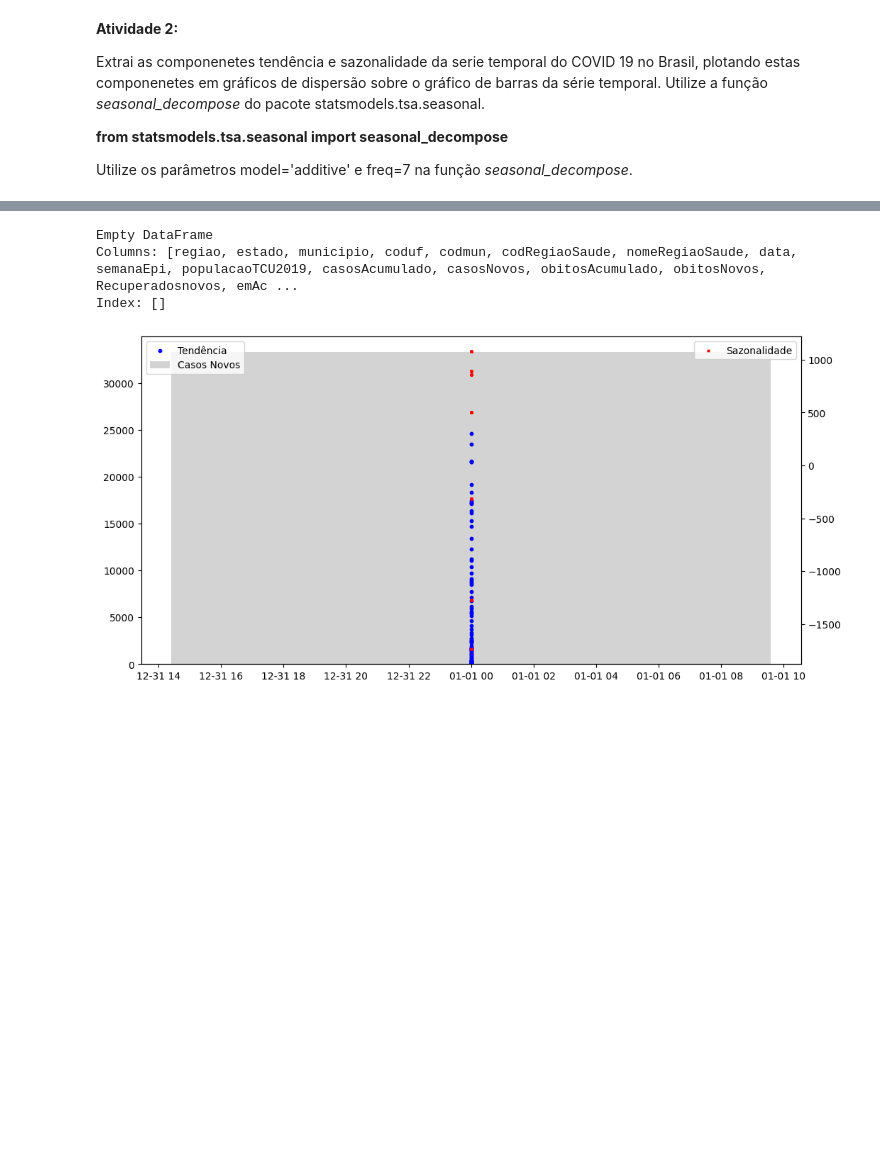
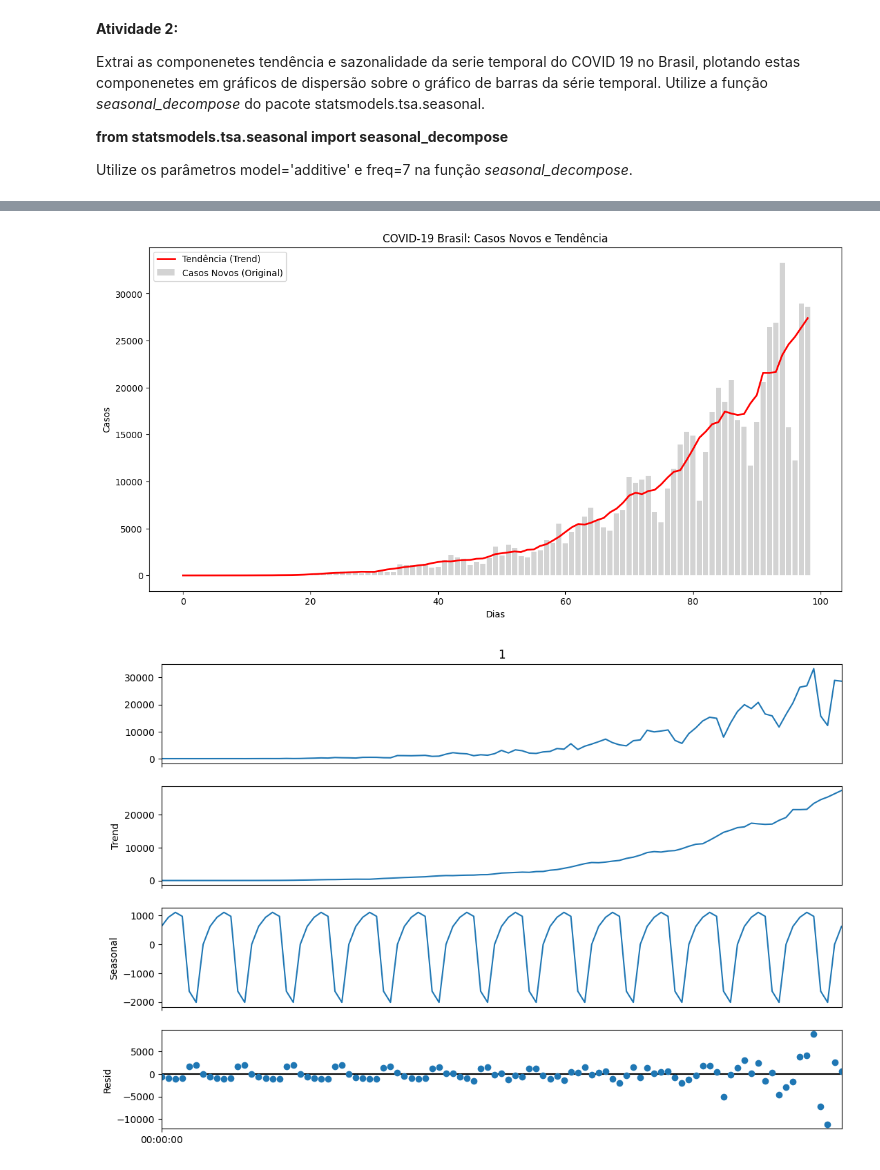
Before and after one commit to juliajgmb/regressao_atvd, a Jupyter notebook: Exercício1_COVID19.ipynb, the cells around one changed output, grey strips where cells are left out. Saved outputs shown, nothing was run; the diff lists cells and outputs as text; code cells hidden in the pictures; blank space fills up the shorter version.

```diff
--- a/Exercício1_COVID19.ipynb
+++ b/Exercício1_COVID19.ipynb
@@ -66,46 +46,23 @@ Note: you may need to restart the kernel to use updated packages.
-# %%
-import pandas as pd  # Importante: ter certeza que importou o pandas
-from read_covid import ReadCovid
-from statsmodels.tsa.seasonal import seasonal_decompose
-import matplotlib.pyplot as plt
-
-rd = ReadCovid()
-dados_brutos = rd.read_csv()  # Isso retorna um dicionário (defaultdict)
-
-# --- AQUI ESTÁ A CORREÇÃO ---
-# Convertemos o dicionário para DataFrame para poder usar .dropna() e outros recursos
-covid = pd.DataFrame(dados_brutos)
-
-# Converter a coluna de data para o tipo datetime (o dicionário traz como texto)
-covid[ReadCovid.tempo] = pd.to_datetime(covid[ReadCovid.tempo])
-
-# Agora sim o .dropna() vai funcionar, pois 'covid' virou um DataFrame
-covid = covid.dropna(subset=[ReadCovid.casos_novos])
-
-# Definir a data como índice é essencial para séries temporais
-covid.set_index(ReadCovid.tempo, inplace=True)
-
-# Selecionar os dados para análise
-# Como definimos o índice acima, não precisamos mais da coluna 'time' separada
-data = covid[ReadCovid.casos_novos]
-
-# Decomposição
-res = seasonal_decompose(data, model='additive', period=7)
-
-# --- PLOTAGEM (Mesmo código anterior) ---
-fig, ax1 = plt.subplots(figsize=(12, 6))
-
-ax1.bar(data.index, data, color='lightgray', label='Casos Novos')
-ax1.scatter(data.index, res.trend, color='blue', s=10, label='Tendência', zorder=5)
-
-ax2 = ax1.twinx()
-ax2.scatter(data.index, res.seasonal, color='red', s=5, marker='x', label='Sazonalidade')
-
-ax1.legend(loc='upper left')
-ax2.legend(loc='upper right')
-plt.show()
-# %% [output]
-Empty DataFrame
-Columns: [regiao, estado, municipio, coduf, codmun, codRegiaoSaude, nomeRegiaoSaude, data, semanaEpi, populacaoTCU2019, casosAcumulado, casosNovos, obitosAcumulado, obitosNovos, Recuperadosnovos, emAc ...
-Index: []
-[figure, removed]
+# %%
+from statsmodels.tsa.seasonal import seasonal_decompose
+import matplotlib.pyplot as plt
+
+resultado = seasonal_decompose(data, model='additive', period=7, extrapolate_trend='freq')
+
+plt.figure(figsize=(14, 7))
+plt.bar(time, data, color='lightgray', label='Casos Novos (Original)')
+
+plt.plot(time, resultado.trend, color='red', linewidth=2, label='Tendência (Trend)')
+
+plt.legend()
+plt.title("COVID-19 Brasil: Casos Novos e Tendência")
+plt.xlabel("Dias")
+plt.ylabel("Casos")
+plt.show()
+
+fig = resultado.plot()
+fig.set_size_inches(12, 8)
+plt.show()
+# %% [output]
+[figure, added]
+[figure, added]
```
Also changed, not shown: parts of 1 cell of this notebook, 1 other file.
